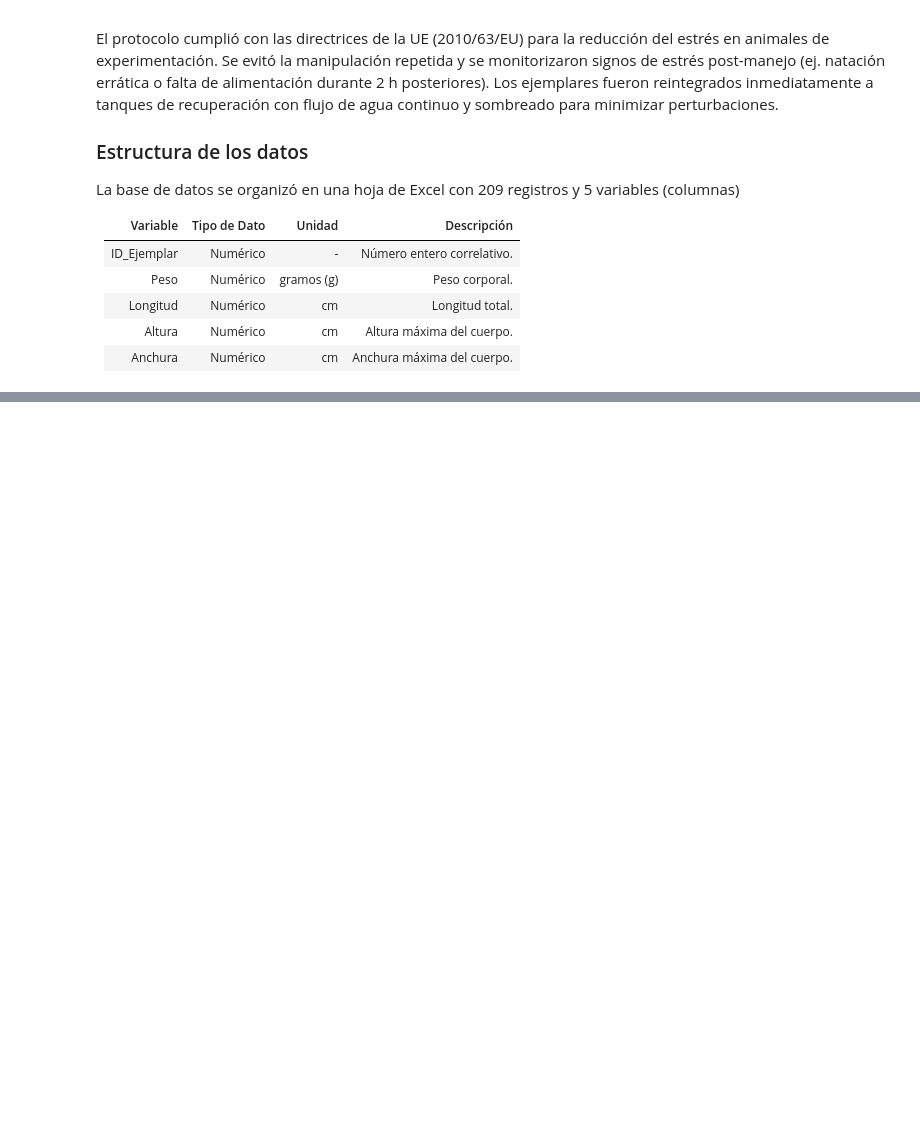
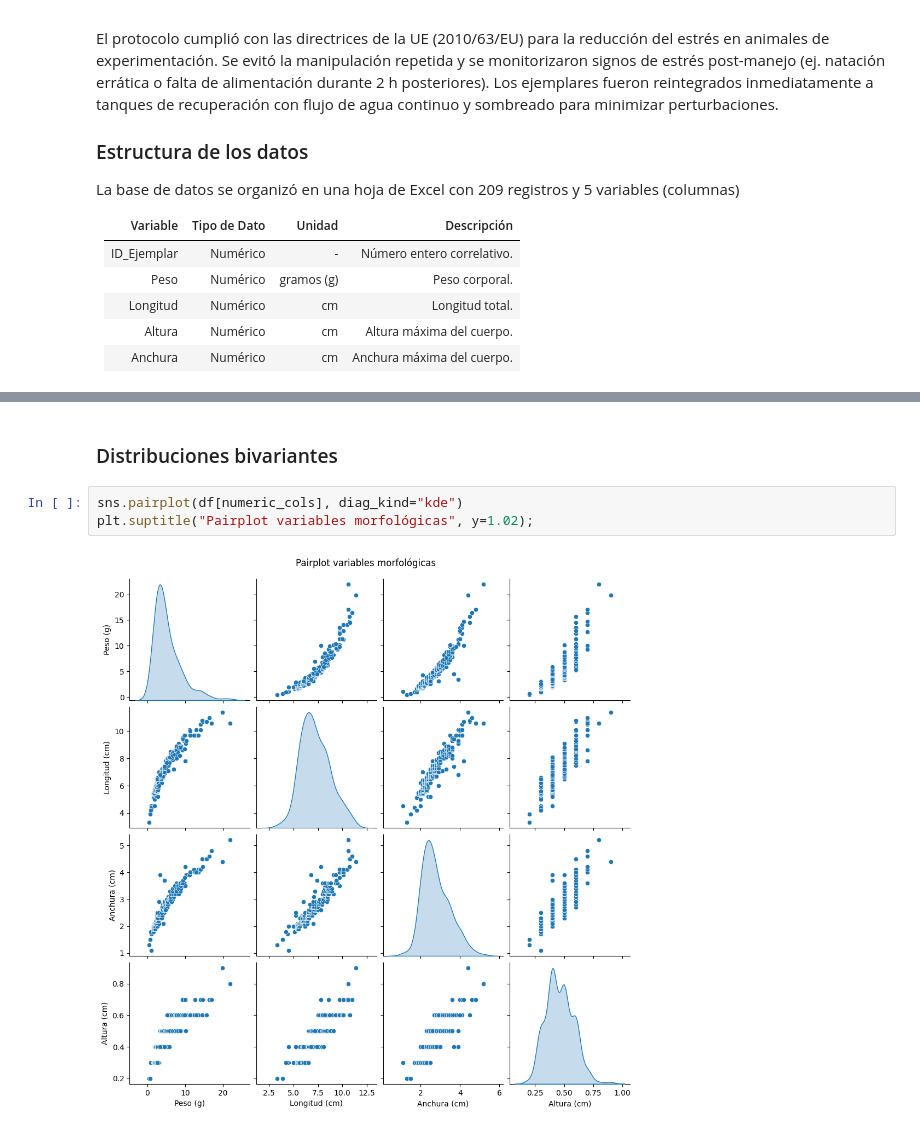
Before and after one commit to jalosu/FLATCLASS, a Jupyter notebook: content/02/Dataset.ipynb, the cells around one changed output, grey strips where cells are left out. Drawn from its saved outputs; the diff is of its cells as text; blank space fills up the shorter version.

```diff
--- a/content/02/Dataset.ipynb
+++ b/content/02/Dataset.ipynb
@@ -73,0 +117,7 @@ profile.to_notebook_iframe()
+# %% [markdown]
+### Distribuciones bivariantes
+# %%
+sns.pairplot(df[numeric_cols], diag_kind="kde")
+plt.suptitle("Pairplot variables morfológicas", y=1.02);
+# %% [output]
+[figure, added]
```
Also changed, not shown: parts of 6 cells of this notebook, 7 other files.
